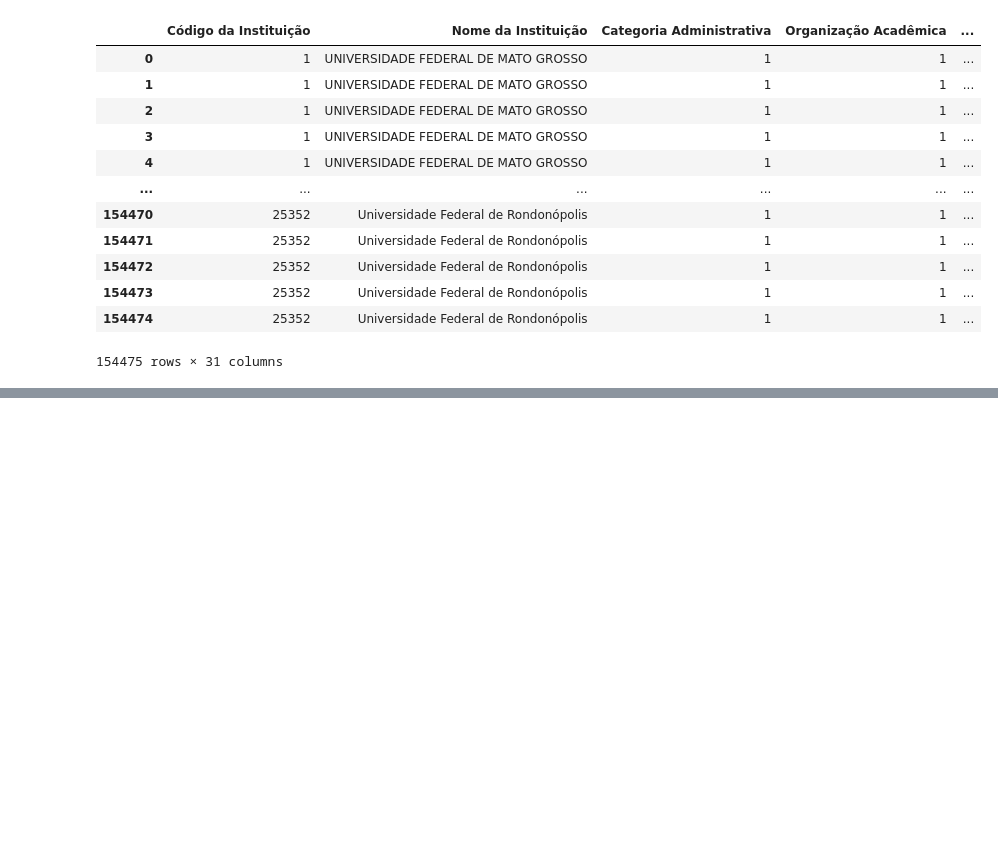
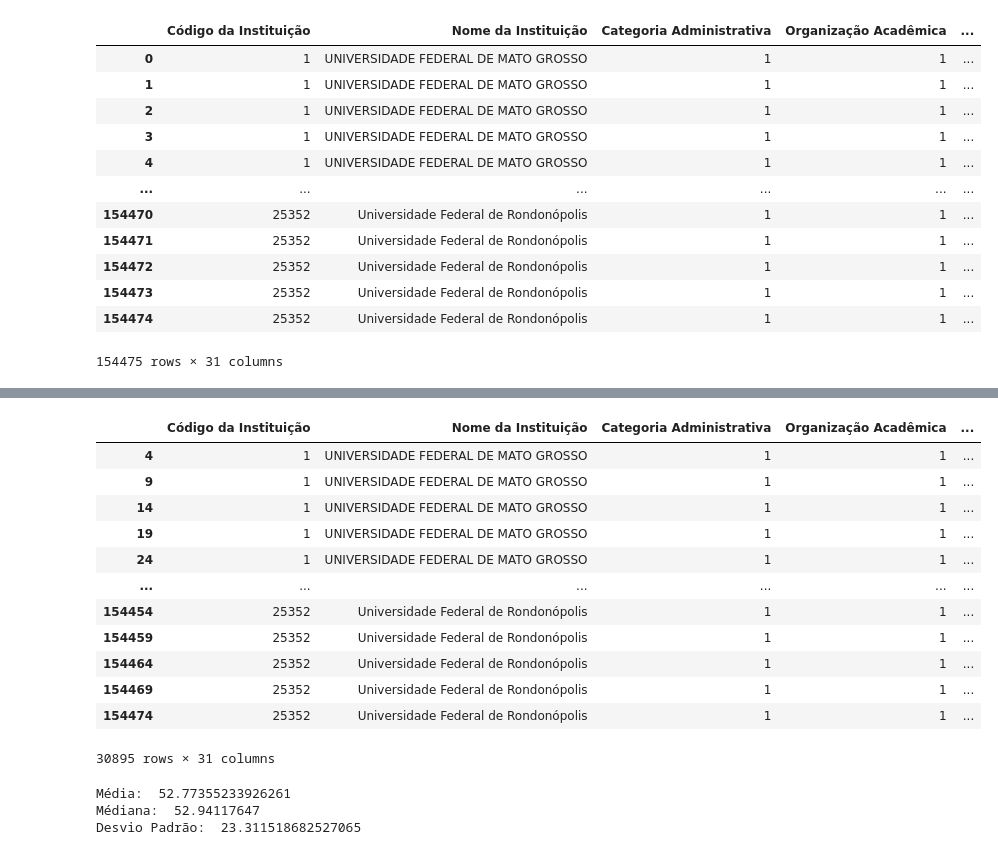
Before and after one commit to tcc-drtm-univesp/analise-dados-evasao, a Jupyter notebook: notebooks/Analise_exploratoria_2017-2021.ipynb, the cells around one changed output, grey strips where cells are left out. Drawn from its saved outputs; the diff is of its cells as text; code cells hidden in the pictures; blank space fills up the shorter version.

```diff
--- a/notebooks/Analise_exploratoria_2017-2021.ipynb
+++ b/notebooks/Analise_exploratoria_2017-2021.ipynb
@@ -445,0 +446,25 @@ Name: Taxa de Desistência Anual - TADA, dtype: float64
+# %%
+df_para_histograma = df[df['Ano de Referência'] == 2021]
+df_para_histograma
+# %% [output]
+|  | Código da Instituição | Nome da Instituição | Categoria Administrativa | Organização Acadêmica | ... |
+| 4 | 1 | UNIVERSIDADE FEDERAL DE MATO GROSSO | 1 | 1 | ... |
+| 9 | 1 | UNIVERSIDADE FEDERAL DE MATO GROSSO | 1 | 1 | ... |
+| 14 | 1 | UNIVERSIDADE FEDERAL DE MATO GROSSO | 1 | 1 | ... |
+| 19 | 1 | UNIVERSIDADE FEDERAL DE MATO GROSSO | 1 | 1 | ... |
+| 24 | 1 | UNIVERSIDADE FEDERAL DE MATO GROSSO | 1 | 1 | ... |
+| ... | ... | ... | ... | ... | ... |
+| 154454 | 25352 | Universidade Federal de Rondonópolis | 1 | 1 | ... |
+| 154459 | 25352 | Universidade Federal de Rondonópolis | 1 | 1 | ... |
+| 154464 | 25352 | Universidade Federal de Rondonópolis | 1 | 1 | ... |
+| 154469 | 25352 | Universidade Federal de Rondonópolis | 1 | 1 | ... |
+| 154474 | 25352 | Universidade Federal de Rondonópolis | 1 | 1 | ... |
+30895 rows × 31 columns
+# %%
+print('Média: ', df_para_histograma['Taxa de Desistência Acumulada - TDA'].mean())
+print('Médiana: ', df_para_histograma['Taxa de Desistência Acumulada - TDA'].median())
+print('Desvio Padrão: ', df_para_histograma['Taxa de Desistência Acumulada - TDA'].std())
+# %% [output]
+Média:  52.77355233926261
+Médiana:  52.94117647
+Desvio Padrão:  23.311518682527065
```
Also changed, not shown: parts of 15 cells of this notebook.
